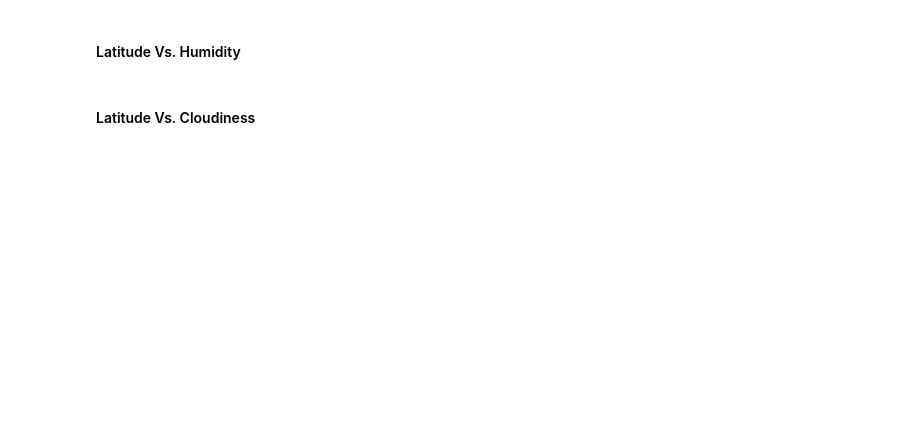
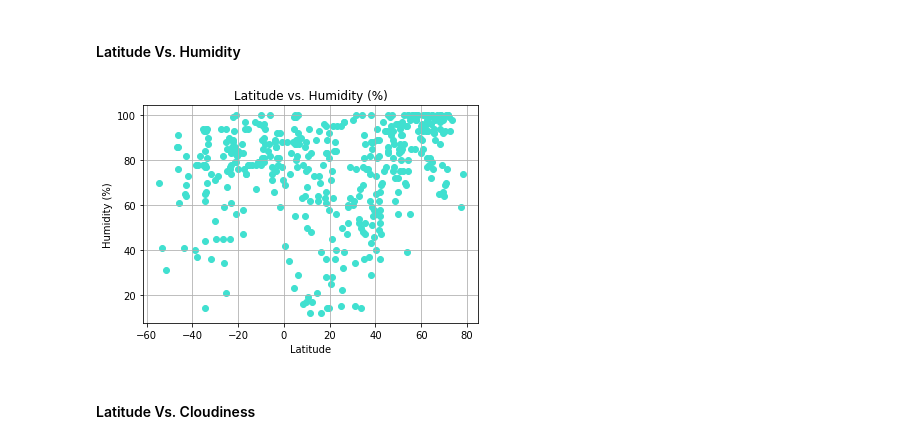
Before and after one commit to VOstapow/pyhton-api-challenge, a Jupyter notebook: WeatherPy/WeatherPy.ipynb, the cells around one changed output. Drawn from its saved outputs; the diff is of its cells as text; code cells hidden in the pictures; blank space fills up the shorter version.

```diff
--- a/WeatherPy/WeatherPy.ipynb
+++ b/WeatherPy/WeatherPy.ipynb
@@ -177,16 +202,21 @@ plt.show()
 #### Latitude Vs. Humidity
 # %%
 # Build the scatter plots for latitude vs. humidity
-# YOUR CODE HERE
+plt.scatter(city_data_df["Lat"], city_data_df["Humidity"], marker = "o", color = "turquoise")
 
 # Incorporate the other graph properties
-# YOUR CODE HERE
+plt.title(f'Latitude vs. Humidity (%)')
+plt.ylabel("Humidity (%)")
+plt.xlabel("Latitude")
+plt.grid(True)
 
 # Save the figure
-plt.savefig("output_data/Fig2.png")
+plt.savefig("../output_data/Latitude vs. Humidity.png")
 
 # Show plot
 plt.show()
+# %% [output]
+[figure, added]
 # %% [markdown]
 #### Latitude Vs. Cloudiness
 # %%
```
Also changed, not shown: parts of 39 cells of this notebook, 20 other files.
